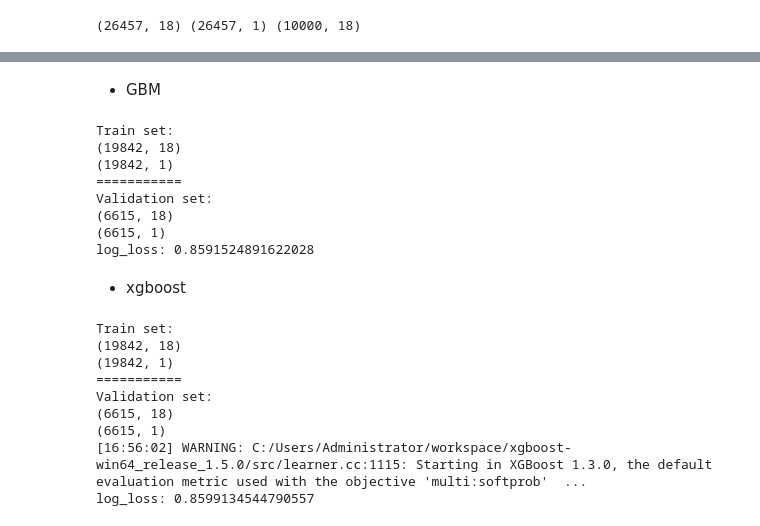
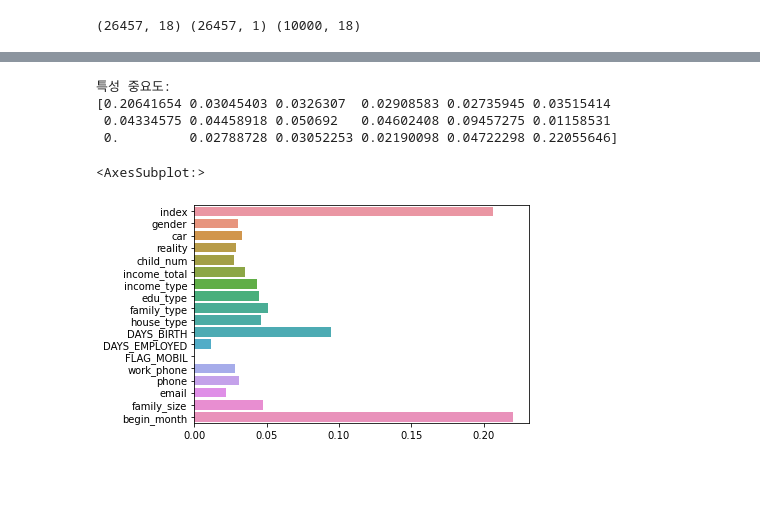
Before and after one commit to JxxHxxx/Ubion-CreditCardUserPrediction, a Jupyter notebook: Code/JY_baseline.ipynb, the cells around one changed output, grey strips where cells are left out. Drawn from its saved outputs; the diff is of its cells as text; code cells hidden in the pictures; blank space fills up the shorter version.

```diff
--- a/Code/JY_baseline.ipynb
+++ b/Code/JY_baseline.ipynb
@@ -389,64 +358,18 @@ log_loss: 1.0887096188185004
-# %% [markdown]
-- GBM
-# %%
-X_train, X_val, y_train, y_val = train_test_split(train_x, train_y,
-                                                    stratify=train_y, test_size=0.25,
-                                                    random_state = 10086)
-
-print("Train set: ")
-print(X_train.shape)
-print(y_train.shape)
-print("===========")
-print("Validation set: ")
-print(X_val.shape)
-print(y_val.shape)
-
-
-gb_clf=GradientBoostingClassifier(max_depth = 6, n_estimators = 700 ,learning_rate = 0.01)
-gb_clf.fit(X_train, y_train)
-y_pred=gb_clf.predict_proba(X_val)
-
-print(f"log_loss: {log_loss(to_categorical(y_val['credit']), y_pred)}")
-# %% [output]
-Train set:
-(19842, 18)
-(19842, 1)
-===========
-Validation set:
-(6615, 18)
-(6615, 1)
-log_loss: 0.8591524891622028
-# %% [markdown]
-- xgboost
-# %%
-X_train, X_val, y_train, y_val = train_test_split(train_x, train_y,
-                                                    stratify=train_y, test_size=0.25,
-                                                    random_state = 10086)
-
-print("Train set: ")
-print(X_train.shape)
-print(y_train.shape)
-print("===========")
-print("Validation set: ")
-print(X_val.shape)
-print(y_val.shape)
-
-
-xgb_clf=XGBClassifier(n_estimators = 100 ,learning_rate = 0.1)
-xgb_clf.fit(X_train, y_train)
-y_pred=xgb_clf.predict_proba(X_val)
-
-print(f"log_loss: {log_loss(to_categorical(y_val['credit']), y_pred)}")
-# %% [output]
-Train set:
-(19842, 18)
-(19842, 1)
-===========
-Validation set:
-(6615, 18)
-(6615, 1)
-[16:56:02] WARNING: C:/Users/Administrator/workspace/xgboost-win64_release_1.5.0/src/learner.cc:1115: Starting in XGBoost 1.3.0, the default evaluation metric used with the objective 'multi:softprob'  ...
-log_loss: 0.8599134544790557
+# %%
+print("특성 중요도:\n{}".format(clf.feature_importances_))
+# %% [output]
+특성 중요도:
+[0.20641654 0.03045403 0.0326307  0.02908583 0.02735945 0.03515414
+ 0.04334575 0.04458918 0.050692   0.04602408 0.09457275 0.01158531
+ 0.         0.02788728 0.03052253 0.02190098 0.04722298 0.22055646]
+# %%
+# 특성 중요도 시각화
+import seaborn as sns
+feature_names = list(train_x.columns)
+sns.barplot(clf.feature_importances_, y=feature_names)
+# %% [output]
+<AxesSubplot:>
+[figure, added]
 # %%
 from sklearn.model_selection import KFold, StratifiedKFold
 
```
Also changed, not shown: parts of 34 cells of this notebook.
